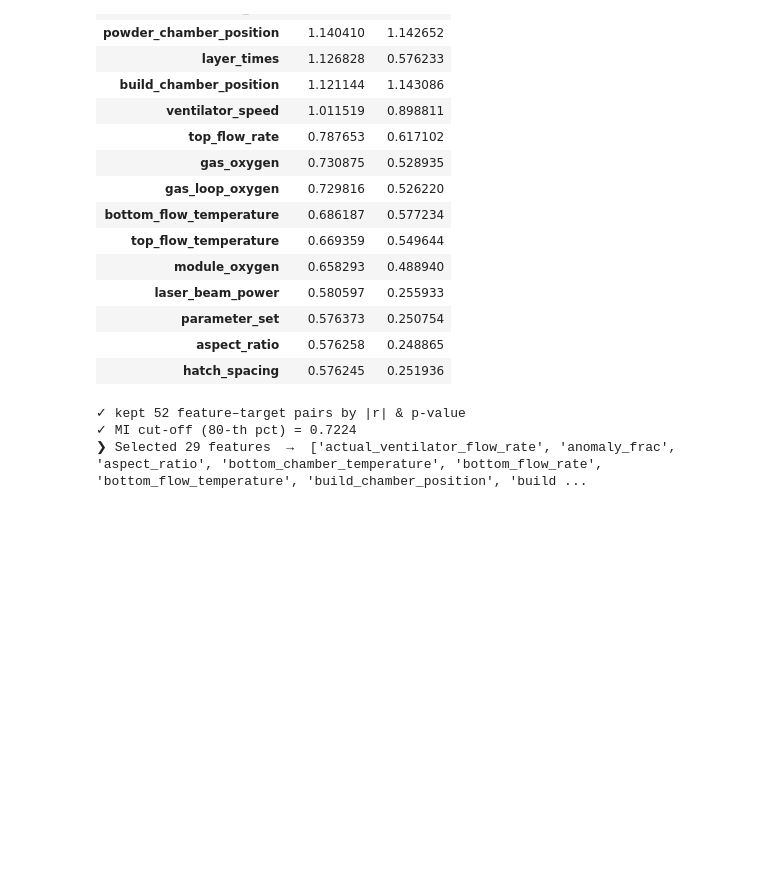
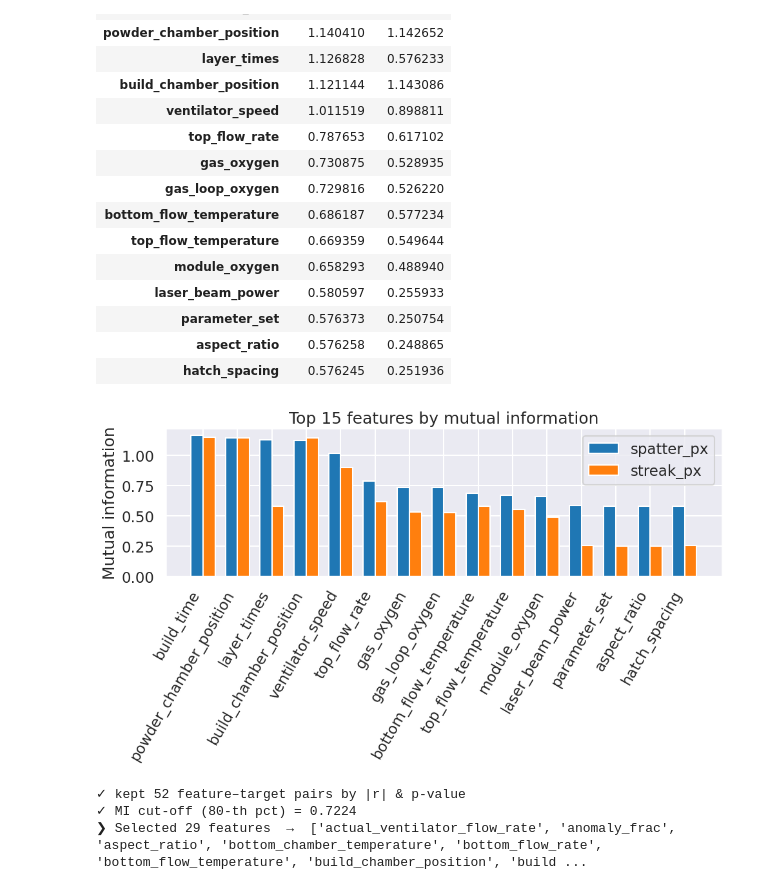
Before and after one commit to Brighton94/spatter-analysis-ml, a Jupyter notebook: notebooks/05_data_analysis_and_feature_engineering.ipynb, the cells around one changed output. Saved outputs shown, nothing was run; the diff lists cells and outputs as text; code cells hidden in the pictures; blank space fills up the shorter version.

```diff
--- a/notebooks/05_data_analysis_and_feature_engineering.ipynb
+++ b/notebooks/05_data_analysis_and_feature_engineering.ipynb
@@ -52,0 +97,2 @@ df.head()
+# %%
+df.drop(columns=['px_class_0', 'px_class_1'], inplace=True)
@@ -674,6 +788,64 @@ display(df_mi.head(15))  # top 15 informative features for spatter
 | parameter_set | 0.576373 | 0.250754 |
 | aspect_ratio | 0.576258 | 0.248865 |
 | hatch_spacing | 0.576245 | 0.251936 |
+# %%
+import numpy as np
+import pandas as pd
+import matplotlib.pyplot as plt
+from sklearn.feature_selection import mutual_info_regression
+from sklearn.utils import check_random_state
+
+# --- configuration -------------------------------------------------
+TARGETS      = ["spatter_px", "streak_px"]
+EXCL_COLS    = ["layer", "part_id", "anomaly_frac",
+                "px_class_0", "px_class_1", "total_px",
+                "spatter_frac", "streak_frac"] + TARGETS
+# --------------------------------------------------------------------
+
+# 1. feature matrix: numeric, NaNs→0
+FEATURE_COLS = df_phys.columns.difference(EXCL_COLS).tolist()
+X_all        = (df_phys[FEATURE_COLS]
+                .apply(pd.to_numeric, errors="coerce")
+                .fillna(0.0)
+                .values)
+
+# 2. mutual information for each target
+rng      = check_random_state(42)
+mi_rows  = []
+
+for tgt in TARGETS:
+    y  = df_phys[tgt].to_numpy()
+    mi = mutual_info_regression(X_all, y,
+                                n_neighbors=3,
+                                random_state=rng)
+    mi_rows.extend(
+        {"feature": f, "target": tgt, "MI": m}
+        for f, m in zip(FEATURE_COLS, mi, strict=False)
+    )
+
+df_mi = (pd.DataFrame(mi_rows)
+           .pivot_table(index="feature", columns="target", values="MI", fill_value=0.0))
+
+# 3. pick the **15 most informative** wrt spatter_px
+topN = 15
+df_top = df_mi.sort_values("spatter_px", ascending=False).head(topN)
+
+# 4. bar chart ─ side‑by‑side MI for both targets
+fig, ax = plt.subplots(figsize=(10, 6))
+x = np.arange(topN)
+width = 0.35
+
+ax.bar(x - width/2, df_top["spatter_px"], width, label="spatter_px")
+ax.bar(x + width/2, df_top["streak_px"],  width, label="streak_px")
+
+ax.set_xticks(x)
+ax.set_xticklabels(df_top.index, rotation=60, ha="right")
+ax.set_ylabel("Mutual information")
+ax.set_title(f"Top {topN} features by mutual information")
+ax.legend()
+plt.tight_layout()
+# %% [output]
+[figure, added]
 # %%
 # export to CSV
 df_mi.to_csv("../data/feature_importance.csv", index=True)
```
Also changed, not shown: parts of 13 cells of this notebook, 2 other files.
